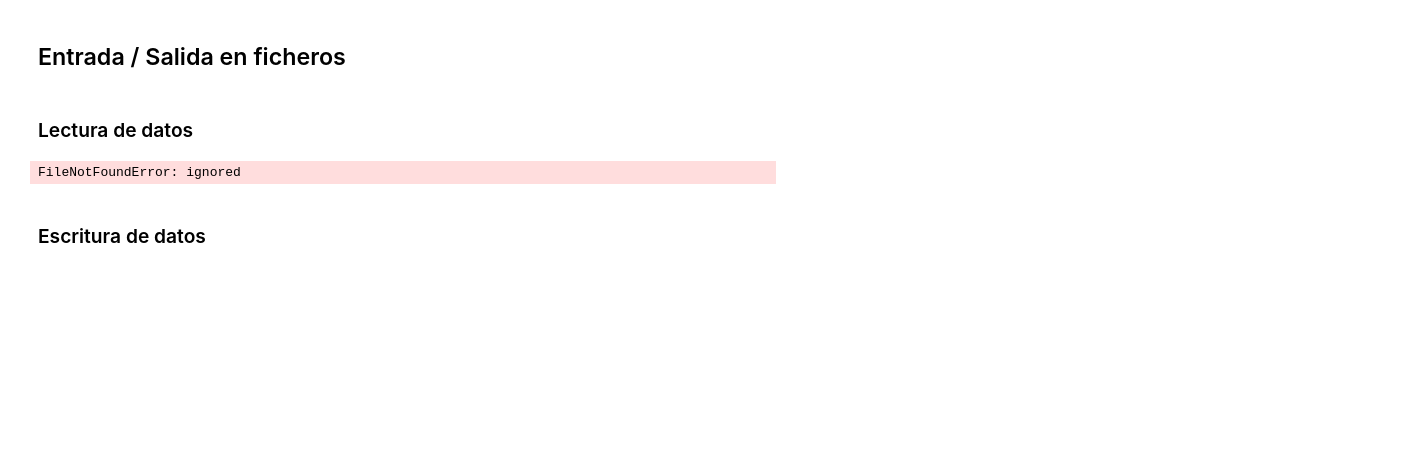
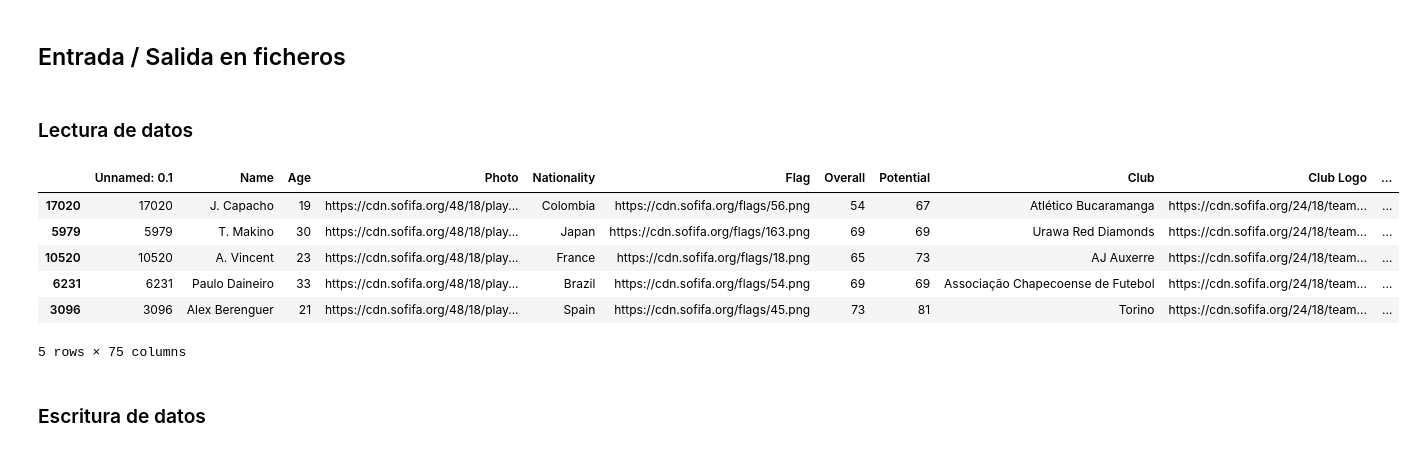
Before and after one commit to bbaruque/VisDat_Ejemplos, a Jupyter notebook: JupyterNotebooks/1parte/0.Introduccion a manejo de datos con Pandas.ipynb, the cells around one changed output. Saved outputs shown, nothing was run; the diff lists cells and outputs as text; code cells hidden in the pictures; blank space fills up the shorter version.

```diff
--- a/JupyterNotebooks/1parte/0.Introduccion a manejo de datos con Pandas.ipynb
+++ b/JupyterNotebooks/1parte/0.Introduccion a manejo de datos con Pandas.ipynb
@@ -457,11 +457,17 @@ right
 # %% [markdown]
 ### Lectura de datos
 # %%
-df = pd.read_csv('./data/FIFA18_Sample25.csv', index_col=0)
+df = pd.read_csv('../data/FIFA18_Sample25.csv', index_col=0)
 #df = df.drop('Unnamed: 0',axis=1) # Se elimina la 1ª columna, que no incluye información relevante (es el propio indice)
 df.head(5)
 # %% [output]
+|  | Unnamed: 0.1 | Name | Age | Photo | Nationality | Flag | Overall | Potential | Club | Club Logo | ... |
+| 17020 | 17020 | J. Capacho | 19 | https://cdn.sofifa.org/48/18/play... | Colombia | https://cdn.sofifa.org/flags/56.png | 54 | 67 | Atlético Bucaramanga | https://cdn.sofifa.org/24/18/team... | ... |
+| 5979 | 5979 | T. Makino | 30 | https://cdn.sofifa.org/48/18/play... | Japan | https://cdn.sofifa.org/flags/163.png | 69 | 69 | Urawa Red Diamonds | https://cdn.sofifa.org/24/18/team... | ... |
+| 10520 | 10520 | A. Vincent | 23 | https://cdn.sofifa.org/48/18/play... | France | https://cdn.sofifa.org/flags/18.png | 65 | 73 | AJ Auxerre | https://cdn.sofifa.org/24/18/team... | ... |
+| 6231 | 6231 | Paulo Daineiro | 33 | https://cdn.sofifa.org/48/18/play... | Brazil | https://cdn.sofifa.org/flags/54.png | 69 | 69 | Associação Chapecoense de Futebol | https://cdn.sofifa.org/24/18/team... | ... |
+| 3096 | 3096 | Alex Berenguer | 21 | https://cdn.sofifa.org/48/18/play... | Spain | https://cdn.sofifa.org/flags/45.png | 73 | 81 | Torino | https://cdn.sofifa.org/24/18/team... | ... |
-FileNotFoundError: ignored
+5 rows × 75 columns
 # %% [markdown]
 ### Escritura de datos
 # %%
```
Also changed, not shown: parts of 28 cells of this notebook, 11 other files.
